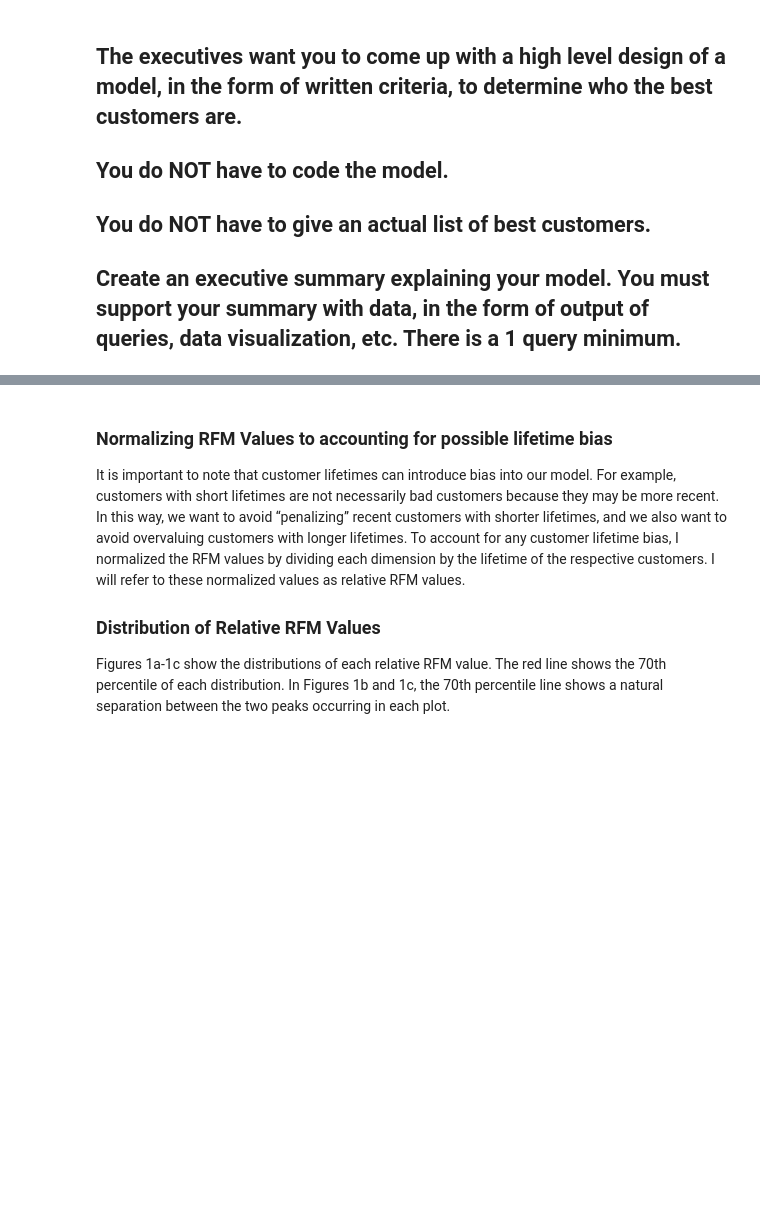
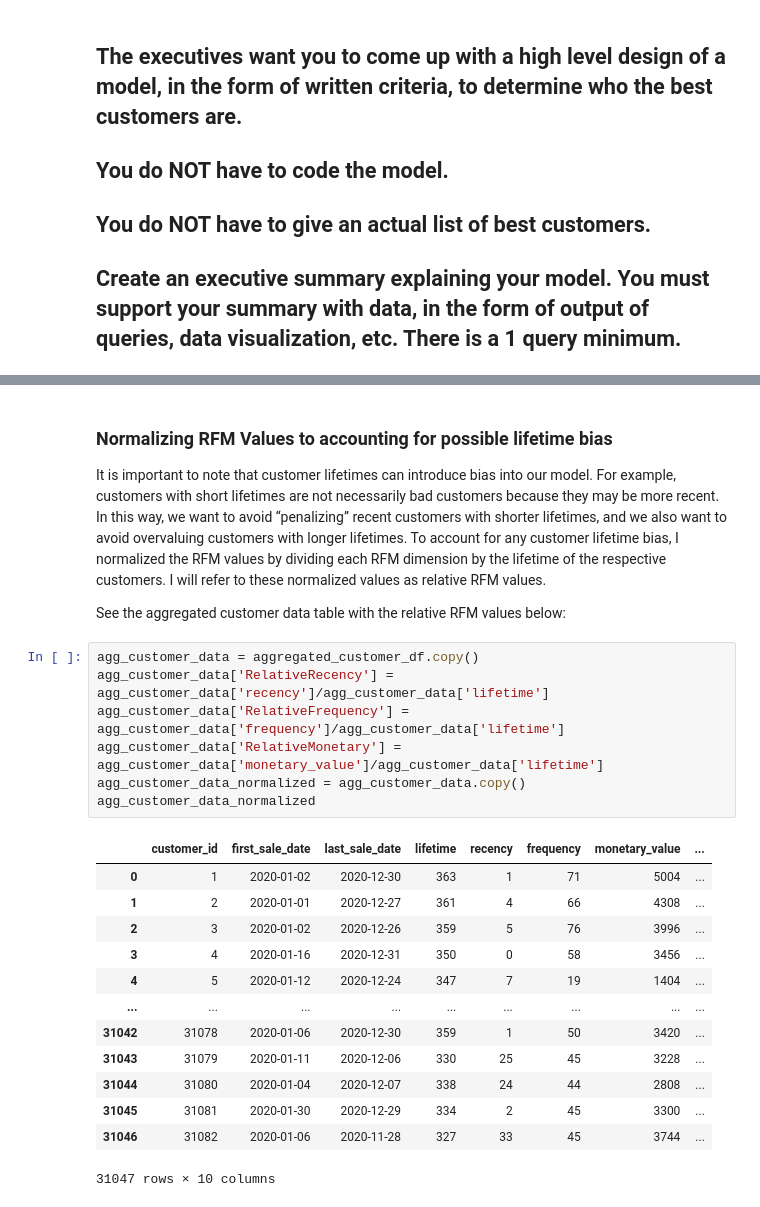
Before and after one commit to scabanela-ischool/Data_Engineering_Proj1_Querying, a Jupyter notebook: project_1_5.ipynb, the cells around one changed output, grey strips where cells are left out. Cells and saved outputs as stored; diff of their text form; blank space fills up the shorter version.

```diff
--- a/project_1_5.ipynb
+++ b/project_1_5.ipynb
@@ -233,6 +139,26 @@ aggregated_customer_df
 # %% [markdown]
 ### Normalizing RFM Values to accounting for possible lifetime bias
-It is important to note that customer lifetimes can introduce bias into our model. For example, customers with short lifetimes are not necessarily bad customers because they may be more recent. In this way, we want to avoid “penalizing” recent customers with shorter lifetimes, and we also want to avoid overvaluing customers with longer lifetimes. To account for any customer lifetime bias, I normalized the RFM values by dividing each dimension by the lifetime of the respective customers. I will refer to these normalized values as relative RFM values.
+It is important to note that customer lifetimes can introduce bias into our model. For example, customers with short lifetimes are not necessarily bad customers because they may be more recent. In this way, we want to avoid “penalizing” recent customers with shorter lifetimes, and we also want to avoid overvaluing customers with longer lifetimes. To account for any customer lifetime bias, I normalized the RFM values by dividing each RFM dimension by the lifetime of the respective customers. I will refer to these normalized values as relative RFM values.
 
-### Distribution of Relative RFM Values
-Figures 1a-1c show the distributions of each relative RFM value. The red line shows the 70th percentile of each distribution. In Figures 1b and 1c, the 70th percentile line shows a natural separation between the two peaks occurring in each plot.
+See the aggregated customer data table with the relative RFM values below:
+# %%
+agg_customer_data = aggregated_customer_df.copy()
+agg_customer_data['RelativeRecency'] = agg_customer_data['recency']/agg_customer_data['lifetime']
+agg_customer_data['RelativeFrequency'] = agg_customer_data['frequency']/agg_customer_data['lifetime']
+agg_customer_data['RelativeMonetary'] = agg_customer_data['monetary_value']/agg_customer_data['lifetime']
+agg_customer_data_normalized = agg_customer_data.copy()
+agg_customer_data_normalized
+# %% [output]
+|  | customer_id | first_sale_date | last_sale_date | lifetime | recency | frequency | monetary_value | ... |
+| 0 | 1 | 2020-01-02 | 2020-12-30 | 363 | 1 | 71 | 5004 | ... |
+| 1 | 2 | 2020-01-01 | 2020-12-27 | 361 | 4 | 66 | 4308 | ... |
+| 2 | 3 | 2020-01-02 | 2020-12-26 | 359 | 5 | 76 | 3996 | ... |
+| 3 | 4 | 2020-01-16 | 2020-12-31 | 350 | 0 | 58 | 3456 | ... |
+| 4 | 5 | 2020-01-12 | 2020-12-24 | 347 | 7 | 19 | 1404 | ... |
+| ... | ... | ... | ... | ... | ... | ... | ... | ... |
+| 31042 | 31078 | 2020-01-06 | 2020-12-30 | 359 | 1 | 50 | 3420 | ... |
+| 31043 | 31079 | 2020-01-11 | 2020-12-06 | 330 | 25 | 45 | 3228 | ... |
+| 31044 | 31080 | 2020-01-04 | 2020-12-07 | 338 | 24 | 44 | 2808 | ... |
+| 31045 | 31081 | 2020-01-30 | 2020-12-29 | 334 | 2 | 45 | 3300 | ... |
+| 31046 | 31082 | 2020-01-06 | 2020-11-28 | 327 | 33 | 45 | 3744 | ... |
+31047 rows × 10 columns
```
Also changed, not shown: parts of 19 cells of this notebook.
